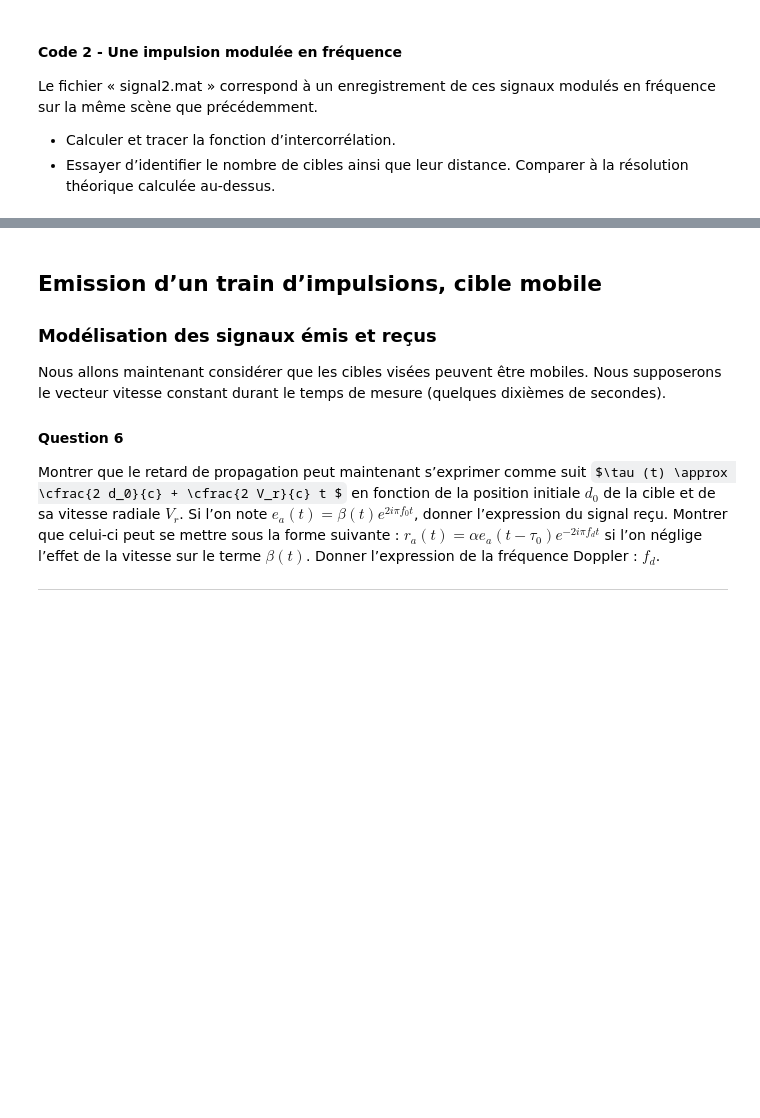
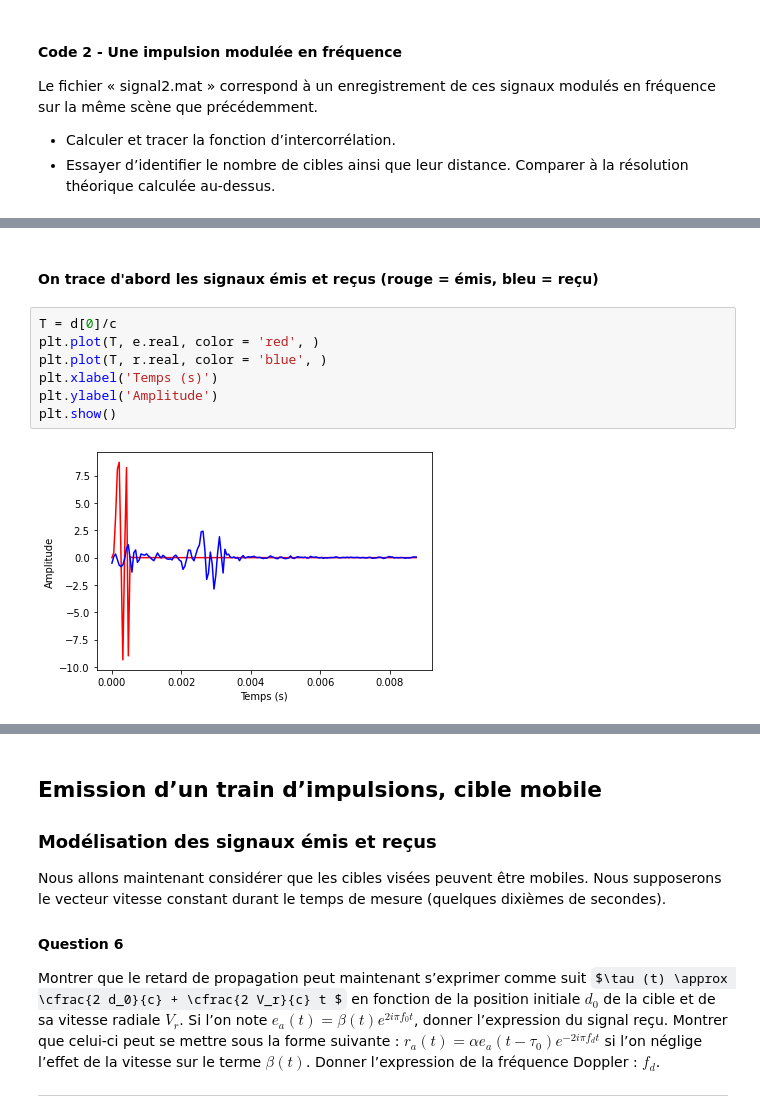
Before and after one commit to martin5555555555/traitementdusignal, a Jupyter notebook: mini_projet_radar.ipynb, the cells around one changed output, grey strips where cells are left out. Drawn from its saved outputs; the diff is of its cells as text; some formulas as TeX source; blank space fills up the shorter version.

```diff
--- a/mini_projet_radar.ipynb
+++ b/mini_projet_radar.ipynb
@@ -519,0 +522,11 @@ plt.title(None)
+# %% [markdown]
+#### On trace d'abord les signaux émis et reçus (rouge = émis, bleu = reçu)
+# %%
+T = d[0]/c
+plt.plot(T, e.real, color = 'red', )
+plt.plot(T, r.real, color = 'blue', )
+plt.xlabel('Temps (s)')
+plt.ylabel('Amplitude')
+plt.show()
+# %% [output]
+[figure, added]
```
Also changed, not shown: parts of 6 cells of this notebook, 1 other file.
